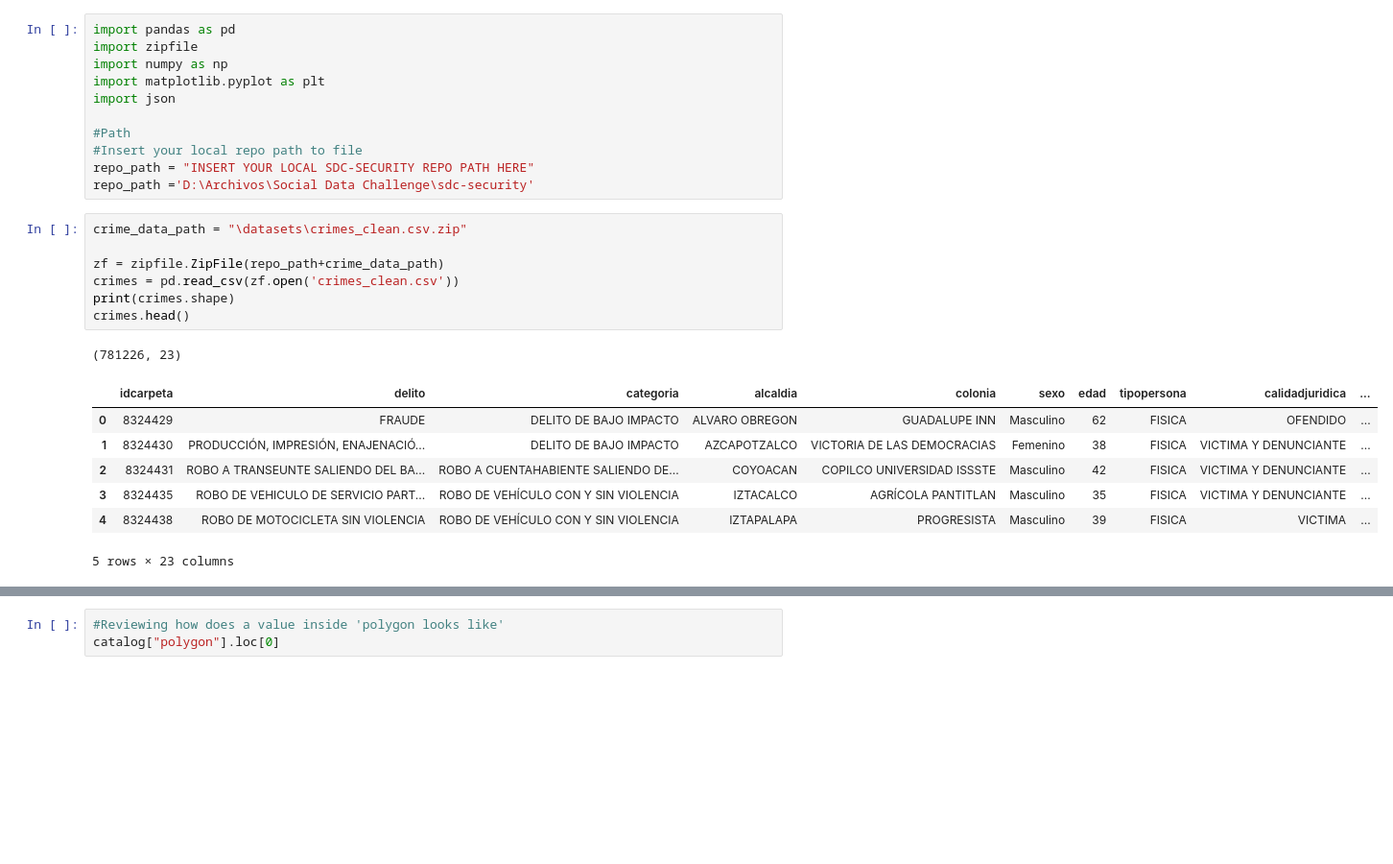
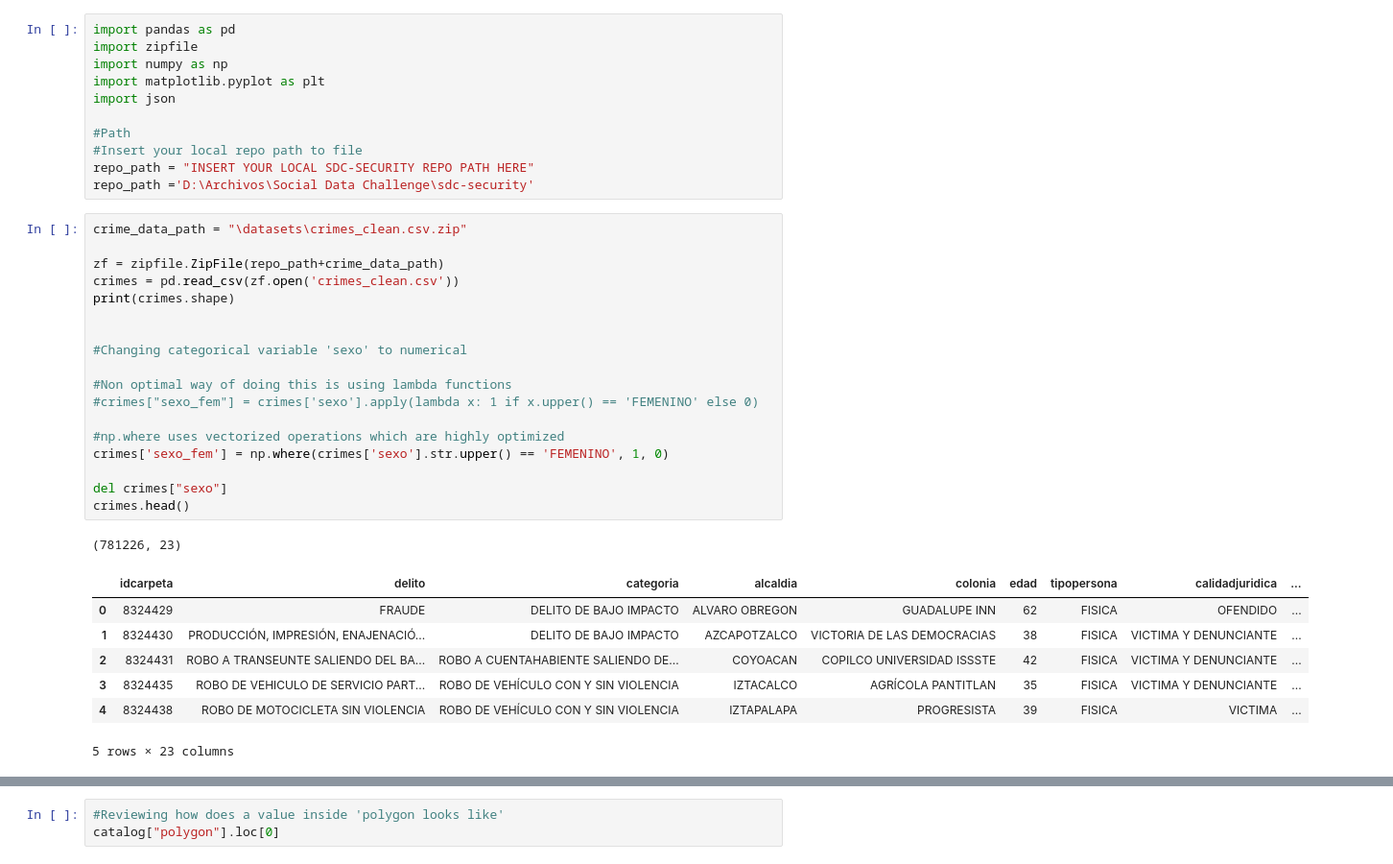
Before and after one commit to marcocasillas91/sdc-security, a Jupyter notebook: notebooks/3_colonia_homologation.ipynb, the cells around one changed output, grey strips where cells are left out. Shown at 96% size. Cells and saved outputs as stored; diff of their text form; blank space fills up the shorter version.

```diff
--- a/notebooks/3_colonia_homologation.ipynb
+++ b/notebooks/3_colonia_homologation.ipynb
@@ -16,18 +16,29 @@ repo_path ='D:\Archivos\Social Data Challenge\sdc-security'
 # %%
 crime_data_path = "\datasets\crimes_clean.csv.zip"
 
 zf = zipfile.ZipFile(repo_path+crime_data_path)
 crimes = pd.read_csv(zf.open('crimes_clean.csv'))
 print(crimes.shape)
+
+
+#Changing categorical variable 'sexo' to numerical
+
+#Non optimal way of doing this is using lambda functions
+#crimes["sexo_fem"] = crimes['sexo'].apply(lambda x: 1 if x.upper() == 'FEMENINO' else 0)
+
+#np.where uses vectorized operations which are highly optimized
+crimes['sexo_fem'] = np.where(crimes['sexo'].str.upper() == 'FEMENINO', 1, 0)
+
+del crimes["sexo"]
 crimes.head()
 # %% [output]
 (781226, 23)
-|  | idcarpeta | delito | categoria | alcaldia | colonia | sexo | edad | tipopersona | calidadjuridica | ... |
-| 0 | 8324429 | FRAUDE | DELITO DE BAJO IMPACTO | ALVARO OBREGON | GUADALUPE INN | Masculino | 62 | FISICA | OFENDIDO | ... |
-| 1 | 8324430 | PRODUCCIÓN, IMPRESIÓN, ENAJENACIÓ... | DELITO DE BAJO IMPACTO | AZCAPOTZALCO | VICTORIA DE LAS DEMOCRACIAS | Femenino | 38 | FISICA | VICTIMA Y DENUNCIANTE | ... |
-| 2 | 8324431 | ROBO A TRANSEUNTE SALIENDO DEL BA... | ROBO A CUENTAHABIENTE SALIENDO DE... | COYOACAN | COPILCO UNIVERSIDAD ISSSTE | Masculino | 42 | FISICA | VICTIMA Y DENUNCIANTE | ... |
-| 3 | 8324435 | ROBO DE VEHICULO DE SERVICIO PART... | ROBO DE VEHÍCULO CON Y SIN VIOLENCIA | IZTACALCO | AGRÍCOLA PANTITLAN | Masculino | 35 | FISICA | VICTIMA Y DENUNCIANTE | ... |
-| 4 | 8324438 | ROBO DE MOTOCICLETA SIN VIOLENCIA | ROBO DE VEHÍCULO CON Y SIN VIOLENCIA | IZTAPALAPA | PROGRESISTA | Masculino | 39 | FISICA | VICTIMA | ... |
+|  | idcarpeta | delito | categoria | alcaldia | colonia | edad | tipopersona | calidadjuridica | ... |
+| 0 | 8324429 | FRAUDE | DELITO DE BAJO IMPACTO | ALVARO OBREGON | GUADALUPE INN | 62 | FISICA | OFENDIDO | ... |
+| 1 | 8324430 | PRODUCCIÓN, IMPRESIÓN, ENAJENACIÓ... | DELITO DE BAJO IMPACTO | AZCAPOTZALCO | VICTORIA DE LAS DEMOCRACIAS | 38 | FISICA | VICTIMA Y DENUNCIANTE | ... |
+| 2 | 8324431 | ROBO A TRANSEUNTE SALIENDO DEL BA... | ROBO A CUENTAHABIENTE SALIENDO DE... | COYOACAN | COPILCO UNIVERSIDAD ISSSTE | 42 | FISICA | VICTIMA Y DENUNCIANTE | ... |
+| 3 | 8324435 | ROBO DE VEHICULO DE SERVICIO PART... | ROBO DE VEHÍCULO CON Y SIN VIOLENCIA | IZTACALCO | AGRÍCOLA PANTITLAN | 35 | FISICA | VICTIMA Y DENUNCIANTE | ... |
+| 4 | 8324438 | ROBO DE MOTOCICLETA SIN VIOLENCIA | ROBO DE VEHÍCULO CON Y SIN VIOLENCIA | IZTAPALAPA | PROGRESISTA | 39 | FISICA | VICTIMA | ... |
 5 rows × 23 columns
 # %%
 catalog_path = "\datasets\catalogo-de-colonias.json"
```
Also changed, not shown: parts of 19 cells of this notebook.
